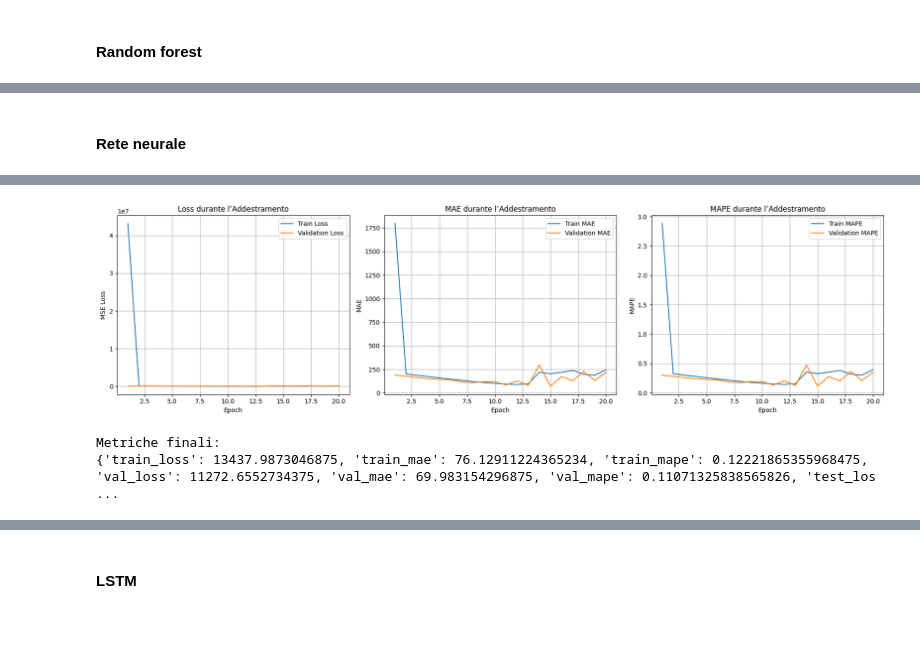
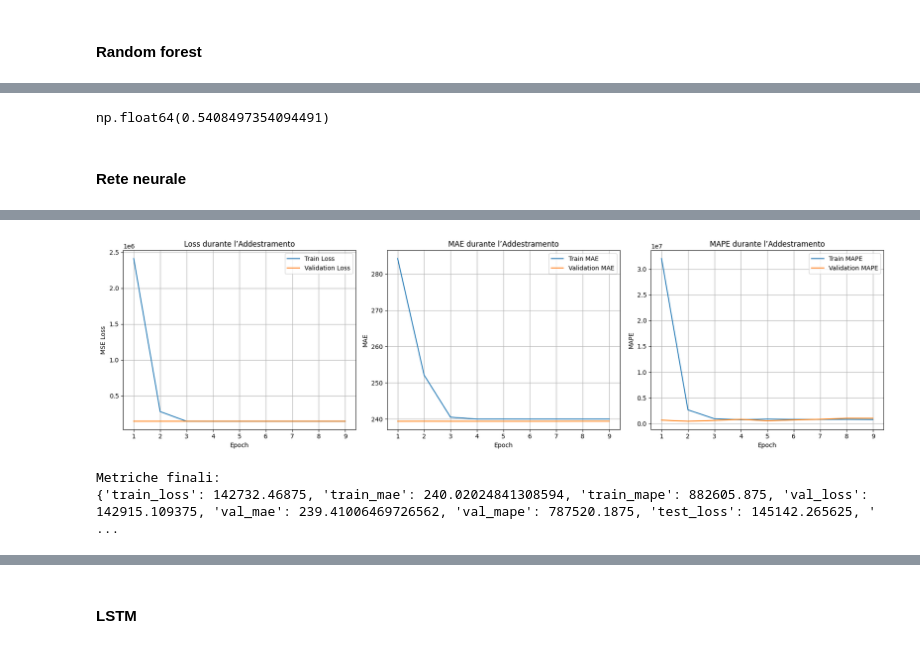
Before and after one commit to AleImbri/Crypto-machine-learning, a Jupyter notebook: Studio correlazioni tra prezzi futuri e varie features.ipynb, the cells around one changed output, grey strips where cells are left out. Cells and saved outputs as stored; diff of their text form; code cells hidden in the pictures.

```diff
--- a/Studio correlazioni tra prezzi futuri e varie features.ipynb
+++ b/Studio correlazioni tra prezzi futuri e varie features.ipynb
@@ -83,18 +88,23 @@ Scarico i dati per BTC/USDT dal 2024-01-01 al 2024-12-31...
 ### Feature engineering
 Calcoliamo le feature richieste: ATR, RSI, medie mobili semplici (SMA) ed esponenziali (EMA), deviazioni standard mobili, minimi e massimi mobili, sia sui prezzi che sulle variazioni percentuali. Aggiungiamo anche le derivate prima, seconda e terza.
 # %%
-def calculate_indicators(df, windows, atr_window, rsi_window):
+def calculate_indicators(df, windows, atr_windows, rsi_windows):
     price_types = ['open', 'high', 'low', 'close']
 
     # Calcolo della variazione percentuale
     for price_type in price_types:
         df[f'pct_change_{price_type}'] = df[price_type].pct_change()
 
-    # Indicatori sui prezzi di chiusura
-    df['ATR'] = AverageTrueRange(df['high'], df['low'], df['close'], window=atr_window).average_true_range()
+    # ATR
+    for atr_window in atr_windows:
+        df[f'ATR_{atr_window}'] = AverageTrueRange(df['high'], df['low'], df['close'], window=atr_window).average_true_range()
+
+    # RSI
     for price_type in price_types:
-        df[f'RSI_{price_type}'] = RSIIndicator(df[price_type], window=rsi_window).rsi()
+        for rsi_window in rsi_windows:
+            df[f'RSI_{price_type}_{rsi_window}'] = RSIIndicator(df[price_type], window=rsi_window).rsi()
 
+    # SMA, EMA, STD, MIN, MAX
     for window in windows:
         for price_type in price_types:
             df[f'SMA_{price_type}_{window}'] = df[price_type].rolling(window=window).mean()
@@ -136,11 +131,11 @@ def calculate_indicators(df, windows, atr_window, rsi_window):
 # %%
 # Parametri regolabili
-windows = [5, 10, 60, 100, 720, 1000, 1440] # Finestre per gli indicatori
-atr_window = 14
-rsi_window = 14
+windows = [20, 50, 200] #[5, 20, 50, 200, 720, 1440] # Finestre per gli indicatori
+atr_windows = [5, 14, 60]
+rsi_windows = [5, 14, 60]
 
 # Calcola le feature
-btc_df = calculate_indicators(btc_df, windows, atr_window, rsi_window)
+btc_df = calculate_indicators(btc_df, windows, atr_windows, rsi_windows)
 
 # Rimuovi i NaN generati dai calcoli
 btc_df = btc_df.dropna()
@@ -199,11 +207,12 @@ def prepare_data(df, F, train_size=0.7, val_size=0.2):
 # %%
 # Parametri regolabili
-F = 5  # Numero di candele avanti da prevedere
+F = 60  # Numero di candele avanti da prevedere
 train_size = 0.7  # 70% dei giorni rimanenti per il train
 val_size = 0.2  # 20% dei giorni rimanenti per la validation
+seed = 8
 
 # Prepara i dati (assumendo che btc_df sia il DataFrame con i dati)
-X_train, y_train, X_val, y_val, X_test, y_test = prepare_data(btc_df, F, train_size, val_size)
+X_train, y_train, X_val, y_val, X_test, y_test = prepare_data(btc_df, F, train_size, val_size, seed)
 
 # Controllo delle dimensioni
 print(f"Train: {X_train.shape}, Validation: {X_val.shape}, Test: {X_test.shape}")
@@ -218,7 +227,7 @@ Costruiamo e addestriamo un modello Random Forest e una rete neurale
 rf_model = RandomForestRegressor(
         n_estimators=100,
         criterion='squared_error',
-        max_depth=None,
+        max_depth=10,
         min_samples_split=2,
         min_samples_leaf=1,
         min_weight_fraction_leaf=0.0,
@@ -286,3 +332,7 @@ Feature Importances (valore assoluto e percentuale):
+# %%
+np.mean(np.sign(rf_pred) == np.sign(y_test))
+# %% [output]
+np.float64(0.5408497354094491)
 # %% [markdown]
 #### Rete neurale
 # %%
@@ -440,14 +490,14 @@ def train_neural_network_regressor(
 # %%
 model, history, metrics_dict = train_neural_network_regressor(
     X_train, y_train, X_val, y_val, X_test, y_test,
-    network_width=64,
+    network_width=1024,
     network_depth=3,
     activation_function='relu',
     patience=5,
     epochs=10000,
-    batch_size=1024,
+    batch_size=32,
     monitor='val_loss',
-    loss='rmse'
+    loss='mse'
 )
 # %% [output]
 Epoch 1/10000
@@ -470,6 +521,6 @@ Epoch 20/10000
-[figure, old version]
+[figure, new version]
 Metriche finali:
-{'train_loss': 13437.9873046875, 'train_mae': 76.12911224365234, 'train_mape': 0.12221865355968475, 'val_loss': 11272.6552734375, 'val_mae': 69.983154296875, 'val_mape': 0.11071325838565826, 'test_los ...
+{'train_loss': 142732.46875, 'train_mae': 240.02024841308594, 'train_mape': 882605.875, 'val_loss': 142915.109375, 'val_mae': 239.41006469726562, 'val_mape': 787520.1875, 'test_loss': 145142.265625, ' ...
 # %%
 # Ottieni le predizioni sul test set
 predicted_change = model.predict(X_test)
```
Also changed, not shown: parts of 16 cells of this notebook, 2 other files.
